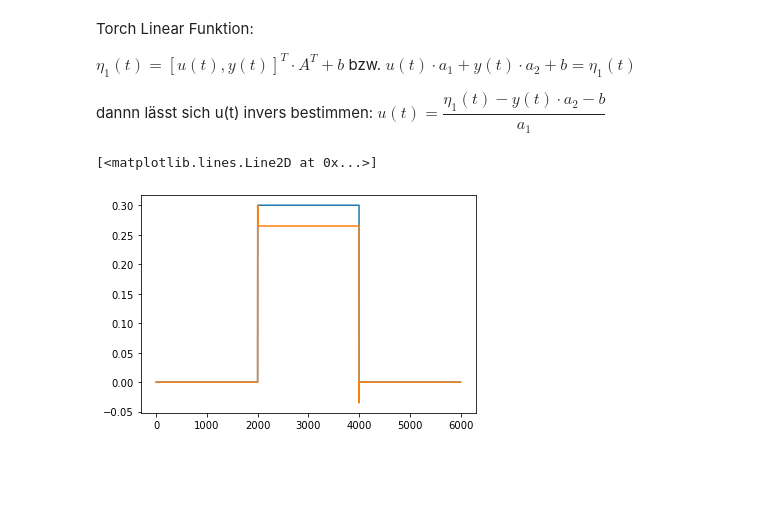
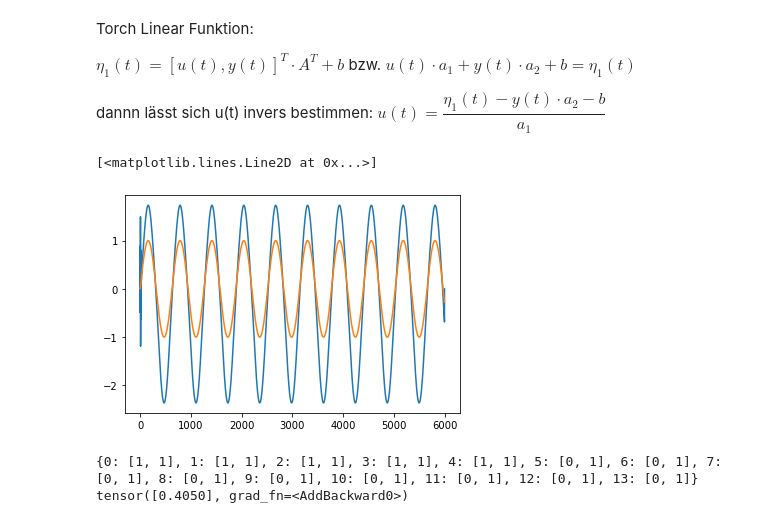
Before and after one commit to jubra97/Projektmodul, a Jupyter notebook: Valentin macht alles neu/unified/anarx_feedback_linearization.ipynb, the cells around one changed output. Drawn from its saved outputs; the diff is of its cells as text; code cells hidden in the pictures; blank space fills up the shorter version.

Commit message:
ss_anarx als pytorch und onnxd

```diff
--- a/Valentin macht alles neu/unified/anarx_feedback_linearization.ipynb
+++ b/Valentin macht alles neu/unified/anarx_feedback_linearization.ipynb
@@ -12,7 +13,7 @@ print(Path.cwd())
 # %% [output]
 c:\Users\vh\Documents\Projektmodul\Valentin macht alles neu\unified
 # %%
-model = torch.load("sanarx_14_5_test.pt")
+model = torch.load("models/sanarx_14_5_3.pt")
 data = scipy.io.loadmat("data/1803")
 input = data["u2_t"]
 out = data["y_t"]
@@ -67,8 +77,9 @@ dannn lässt sich u(t) invers bestimmen:
 $ u(t) = \dfrac{\eta_1(t)-y(t)\cdot a_2 - b}{a_1}$
 # %%
 a1 = model.subnets[0].linear_layers[0].weight[0,0]
-a2 = model.subnets[0].linear_layers[0].weight[0,0]
+a2 = model.subnets[0].linear_layers[0].weight[0,1]
 b = model.subnets[0].linear_layers[0].bias
+b
 # %%
 x = torch.zeros(model.n_subnets).float()
 controlled_input = torch.zeros_like(input)
@@ -91,14 +102,25 @@ def nextState(x, u):
     next[model.n_subnets-1] =  model.subnets[model.n_subnets - 1](inputs[model.n_subnets-1])
     return next
 y = []
-for i in tqdm(range(6000)):
+for i in tqdm(range(5999)):
     y.append(x[0].detach().numpy())
-    controlled_input[i] = (step[i]-x[1] - torch.Tensor(x[0]) * a2 - b)/a2
+    controlled_input[i] = (step[i]-x[1] - torch.Tensor(x[0]) * a2 - b)/a1
     x = nextState(x, controlled_input[i])
+# %%
+controlled_input = torch.zeros_like(input)
+x = torch.zeros(model.n_subnets).float()
+
+
+modelss = ANARX_SS(model)
+y = []
+for i in tqdm(range(5999)):
+    y.append(x[0].detach().numpy())
+    controlled_input[i] = (sinewave[i]-x[1] - torch.Tensor(x[0]) * a2 - b)/a1
+    x = modelss(x, torch.unsqueeze(x[0], dim=0), torch.unsqueeze(controlled_input[i], dim=0))
 # %%
-# plt.plot(controlled_input.detach().numpy())
-plt.plot(step)
+plt.plot(controlled_input.detach().numpy())
+# plt.plot(sinewave)
 plt.plot(y)
 # %% [output]
 [<matplotlib.lines.Line2D at 0x...>]
-[figure, old version]
+[figure, new version]
@@ -104,0 +135,6 @@ plt.plot(y)
+# %%
+print(model.lag_map)
+print(model.subnets[1](torch.Tensor([1,0])))
+# %% [output]
+{0: [1, 1], 1: [1, 1], 2: [1, 1], 3: [1, 1], 4: [1, 1], 5: [0, 1], 6: [0, 1], 7: [0, 1], 8: [0, 1], 9: [0, 1], 10: [0, 1], 11: [0, 1], 12: [0, 1], 13: [0, 1]}
+tensor([0.4050], grad_fn=<AddBackward0>)
```
Also changed, not shown: parts of 6 cells of this notebook, 5 other files.
